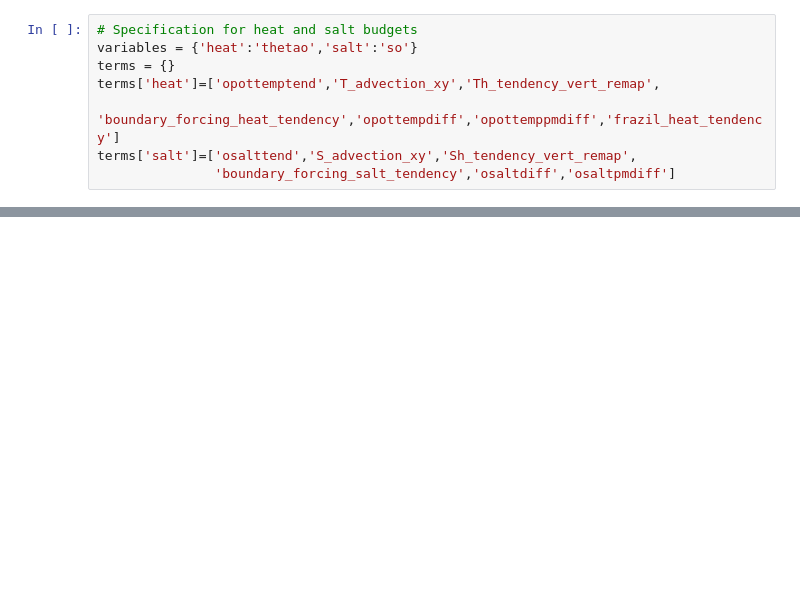
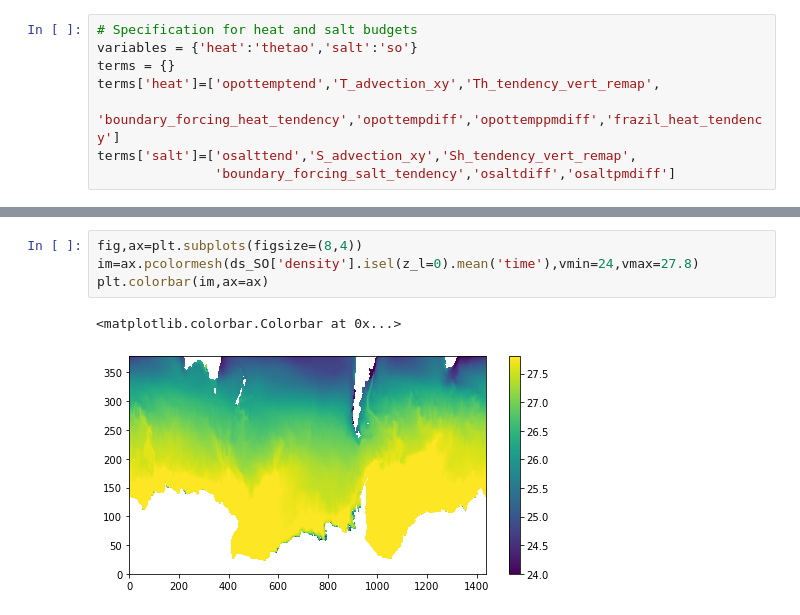
Before and after one commit to gmacgilchrist/so_decadal_variability, a Jupyter notebook: so_decadal-variability_OM4-JRA.ipynb, the cells around one changed output, grey strips where cells are left out. Cells and saved outputs as stored; diff of their text form; blank space fills up the shorter version.

```diff
--- a/so_decadal-variability_OM4-JRA.ipynb
+++ b/so_decadal-variability_OM4-JRA.ipynb
@@ -89,0 +72,7 @@ Data variables:
+# %%
+fig,ax=plt.subplots(figsize=(8,4))
+im=ax.pcolormesh(ds_SO['density'].isel(z_l=0).mean('time'),vmin=24,vmax=27.8)
+plt.colorbar(im,ax=ax)
+# %% [output]
+<matplotlib.colorbar.Colorbar at 0x...>
+[figure, added]
```
Also changed, not shown: parts of 22 cells of this notebook, 1 other file.
